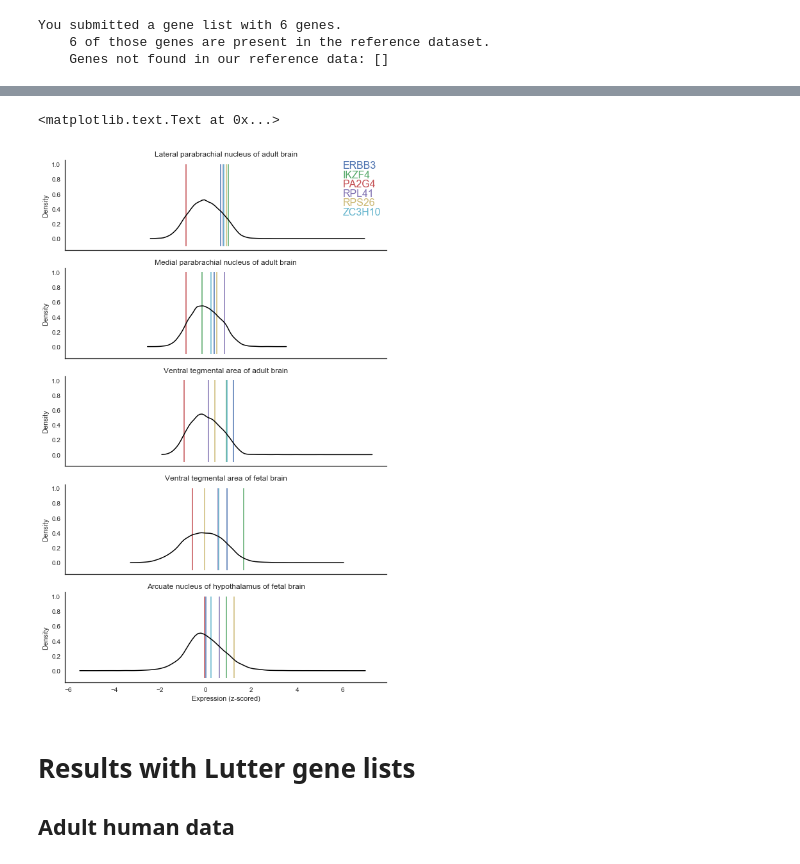
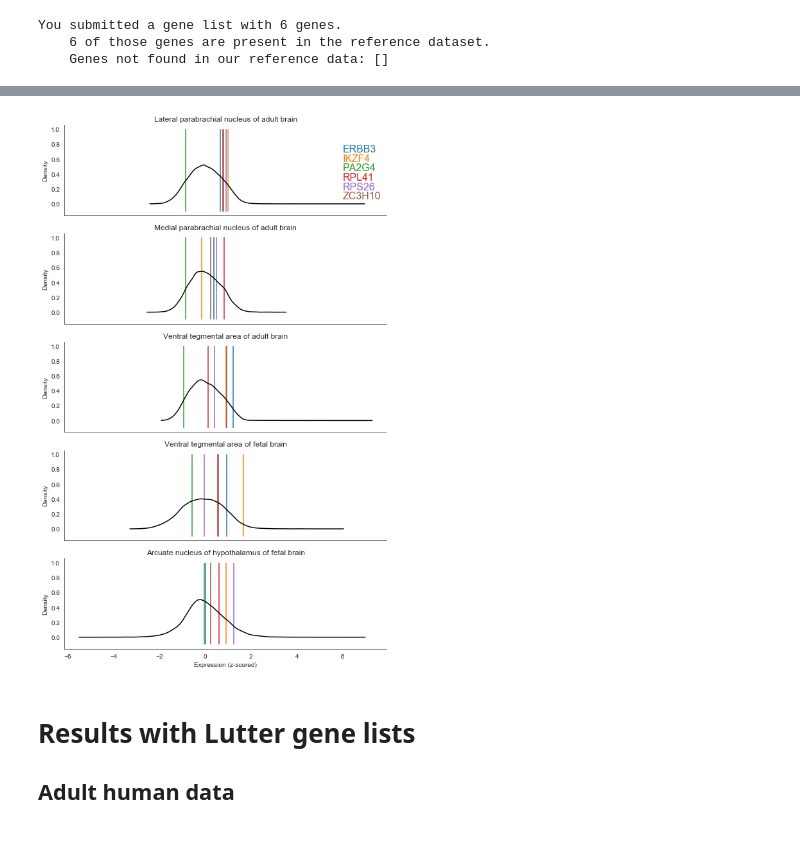
Before and after one commit to derekhoward/molecular_AN, a Jupyter notebook: analysis-final.ipynb, the cells around one changed output, grey strips where cells are left out. Cells and saved outputs as stored; diff of their text form; code cells hidden in the pictures.

```diff
--- a/analysis-final.ipynb
+++ b/analysis-final.ipynb
@@ -16,5 +17,6 @@ lutterAN = data.get_genelist('lutterAN')
 lutterBN = data.get_genelist('lutterBN')
 # %%
 adult_exp = data.get_dataset(dataset='adult', probes_strategy='reannotator')
-fetal_exp = data.get_dataset(dataset='fetal', probes_strategy='reannotator')
+fetal_exp = data.get_dataset(dataset='fetal', probes_strategy='reannotator',
+                             selected_donor_ids=['12566', '12690', '12840', '14751'])
 # %% [output]
@@ -122,21 +208,21 @@ results_fetal_duncan.loc[fetal_brain_areas, :]
 # %%
 fig, (ax1, ax2, ax3, ax4, ax5) = plt.subplots(5, 1, sharey=True, sharex=True, figsize=(9,15))
 plotting.make_dist_plot(adult_exp, 'lateral parabrachial nucleus', duncan, gene_text=True, ax=ax1)
 plotting.make_dist_plot(adult_exp, 'medial parabrachial nucleus', duncan, gene_text=False, ax=ax2)
 plotting.make_dist_plot(adult_exp, 'ventral tegmental area', duncan, gene_text=False, ax=ax3)
 plotting.make_dist_plot(fetal_exp, 'ventral tegmental area', duncan, gene_text=False, ax=ax4)
 plotting.make_dist_plot(fetal_exp, 'arcuate nucleus of hypothalamus', duncan, gene_text=False, ax=ax5)
-#plt.text()
+
 ax1.set_title('Lateral parabrachial nucleus of adult brain')
 ax2.set_title('Medial parabrachial nucleus of adult brain')
 ax3.set_title('Ventral tegmental area of adult brain')
 ax4.set_title('Ventral tegmental area of fetal brain')
 ax5.set_title('Arcuate nucleus of hypothalamus of fetal brain')
 ax5.set_xlabel('Expression (z-scored)')
-#fig.tight_layout()
+fig.tight_layout()
+#plt.savefig('./figures/fig6-density_plots.pdf', dpi=300, bbox_inches='tight')
 # %% [output]
-<matplotlib.text.Text at 0x...>
-[figure, old version]
+[figure, new version]
 # %% [markdown]
 # Results with Lutter gene lists
 ## Adult human data
```
Also changed, not shown: parts of 57 cells of this notebook.
